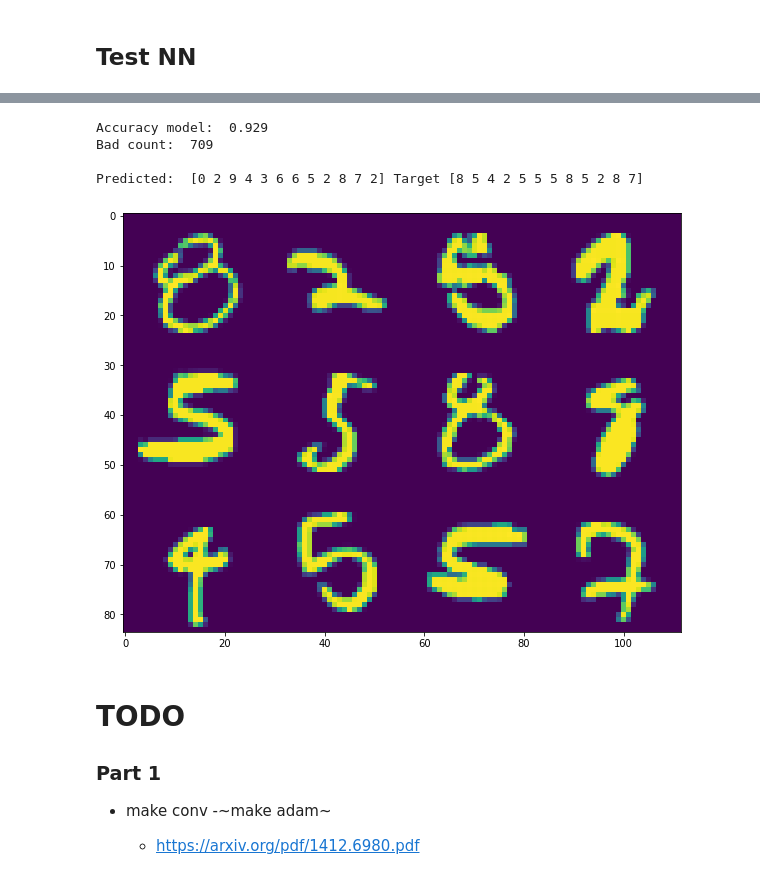
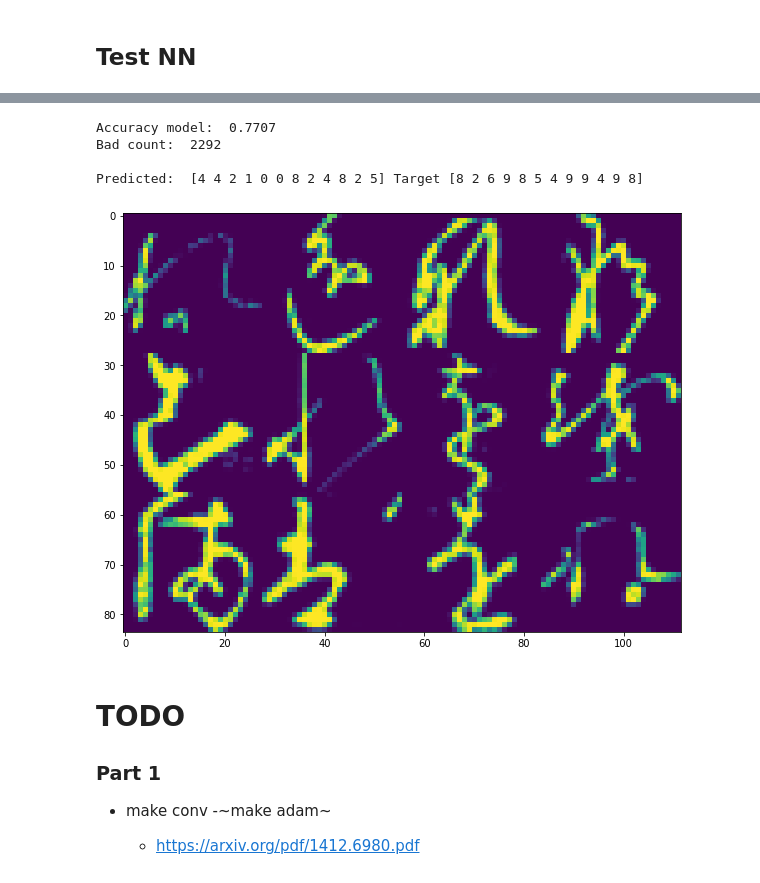
Before and after one commit to beifa/Underground-NN-by-numpy, a Jupyter notebook: tensor.ipynb, the cells around one changed output, grey strips where cells are left out. Drawn from its saved outputs; the diff is of its cells as text; code cells hidden in the pictures.

Commit message:
MNIST dataset no longer downloads #53267 issues pytorch, add KMNIST, fix bug graidient

```diff
--- a/tensor.ipynb
+++ b/tensor.ipynb
@@ -389,0 +390,16 @@ x.shape, y.shape, x_test.shape, y_test.shape
+# %%
+train = torchvision.datasets.KMNIST(
+                                   root = '/content/',
+                                   train =True,
+                                   transform = None,
+                                   download = True,
+                                   target_transform =None
+                                   )
+test = torchvision.datasets.KMNIST(
+                                   root = '/content/',
+                                   train =False,
+                                   transform = None,
+                                   download = True,
+                                   target_transform =None
+                                   )
+train.data.shape, train.targets.shape, test.data.shape
@@ -390,3 +422,14 @@ x.shape, y.shape, x_test.shape, y_test.shape
+# %%
+x = train.data
+y = train.targets
+#------------
+x_test = test.data
+y_test = test.targets
+
+x = x.numpy()
+y = y.numpy()
+x_test = x_test.numpy()
+y_test = y_test.numpy()
 # %%
 class SGD:
     def __init__(self, tensors, lr=0.001, momentum = 0.):
@@ -552,34 +586,39 @@ array([0., 0., 0., 0., 0., 0., 0., 0., 0., 0., 0., 0., 0., 0., 0., 0., 0.,
 # %%
-def vis_same_error(y_test_t, pred)-> None:
+import matplotlib.pyplot as plt
+
+def vis_same_error(x_test, y_test_t, pred)-> None:
 
     idx = np.argwhere(y_test_t.data != pred)
     bad = x_test[idx]
     tmp = []
     for _ in range(12):
         tmp.append(np.random.randint(bad.shape[0]))
 
-    figsize(10, 10)
-    imshow(np.concatenate(bad[tmp].reshape(4, 28*3, 28), axis = 1))
+    plt.figure(figsize=(10, 10))
+    plt.imshow(np.concatenate(bad[tmp].reshape(4, 28*3, 28), axis = 1))
     print('')
     print('Predicted: ', pred[idx][tmp].ravel(), 'Target', y_test_t.data[idx][tmp].ravel())
 
 
 def evaluate(model, x, y)-> None:
+
     y_= model.forward(x)
     # print(y_.data.shape)
     pred =  np.argmax(y_.data, axis =1)
     acc = (y.data == pred).mean()
     print('Accuracy model: ', acc)
     print('Bad count: ', int(y.data.shape[0] * (1 - acc)))
-    vis_same_error(y_test_t, pred)
+    return pred
+
 
 
 x_test_t = Tensor(x_test.reshape(-1, 28*28))
 y_test_t = Tensor(y_test)
-evaluate(model, x_test_t, y_test_t)
+pred = evaluate(model, x_test_t, y_test_t)
+vis_same_error(x_test, y_test_t, pred)
 # %% [output]
-Accuracy model:  0.929
-Bad count:  709
+Accuracy model:  0.7707
+Bad count:  2292
 
-Predicted:  [0 2 9 4 3 6 6 5 2 8 7 2] Target [8 5 4 2 5 5 5 8 5 2 8 7]
+Predicted:  [4 4 2 1 0 0 8 2 4 8 2 5] Target [8 2 6 9 8 5 4 9 9 4 9 8]
-[figure, old version]
+[figure, new version]
```
Also changed, not shown: parts of 11 cells of this notebook.
